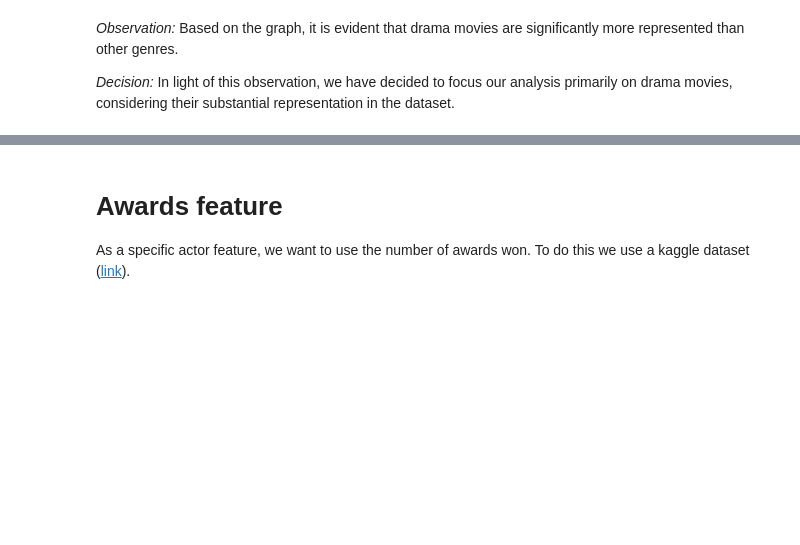
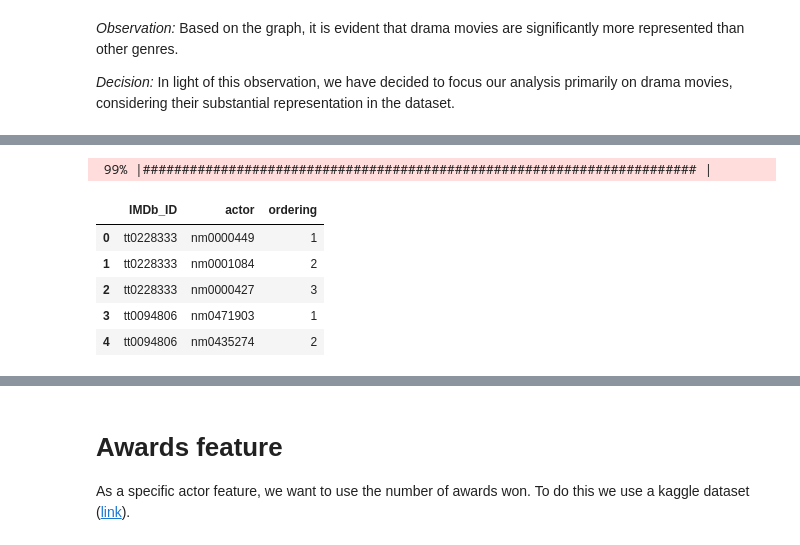
Before and after one commit to epfl-ada/ada-2023-project-dromadaire, a Jupyter notebook: P2.ipynb, the cells around one changed output, grey strips where cells are left out. Drawn from its saved outputs; the diff is of its cells as text; code cells hidden in the pictures; blank space fills up the shorter version.

```diff
--- a/P2.ipynb
+++ b/P2.ipynb
@@ -285,11 +236,6 @@ We are proceeding to filter outliers in the dataset. The goal is to identify and
 # %%
 #Save an unfieltered version of movies
 movies_uf = movies.copy()
-# TODO: Comments
-def get_top_actors(movies, imdb_principals, top_n=3):
-    imdb_principal_actors = imdb_principals.query('category == "actor" | category == "actress"')
-    imdb_principal_actors_valid = imdb_principal_actors[(imdb_principal_actors["IMDb_ID"].isin(movies["IMDb_ID"].values.tolist())) &
-                                                        (imdb_principal_actors["ordering"] <= top_n)]
 
 # There are outliers in the film duration. We are removing them to standardise our data
 max_movie_runtime = 200 #minutes
@@ -432,6 +291,14 @@ def get_top_actors(movies, imdb_principals, top_n=3):
 # %%
 imdb_principals.rename(columns={'nconst':'IMDb_actor_ID'}, inplace=True)
 imdb_principals.rename(columns={'tconst':'IMDb_ID'}, inplace=True)
 
-movie_actors = get_top_actors(movies, imdb_principals, 1)
+movie_actors = get_top_actors(movies, imdb_principals)
 movie_actors.head()
+# %% [output]
+ 99% |####################################################################### |
+|  | IMDb_ID | actor | ordering |
+| 0 | tt0228333 | nm0000449 | 1 |
+| 1 | tt0228333 | nm0001084 | 2 |
+| 2 | tt0228333 | nm0000427 | 3 |
+| 3 | tt0094806 | nm0471903 | 1 |
+| 4 | tt0094806 | nm0435274 | 2 |
```
Also changed, not shown: parts of 46 cells of this notebook.
